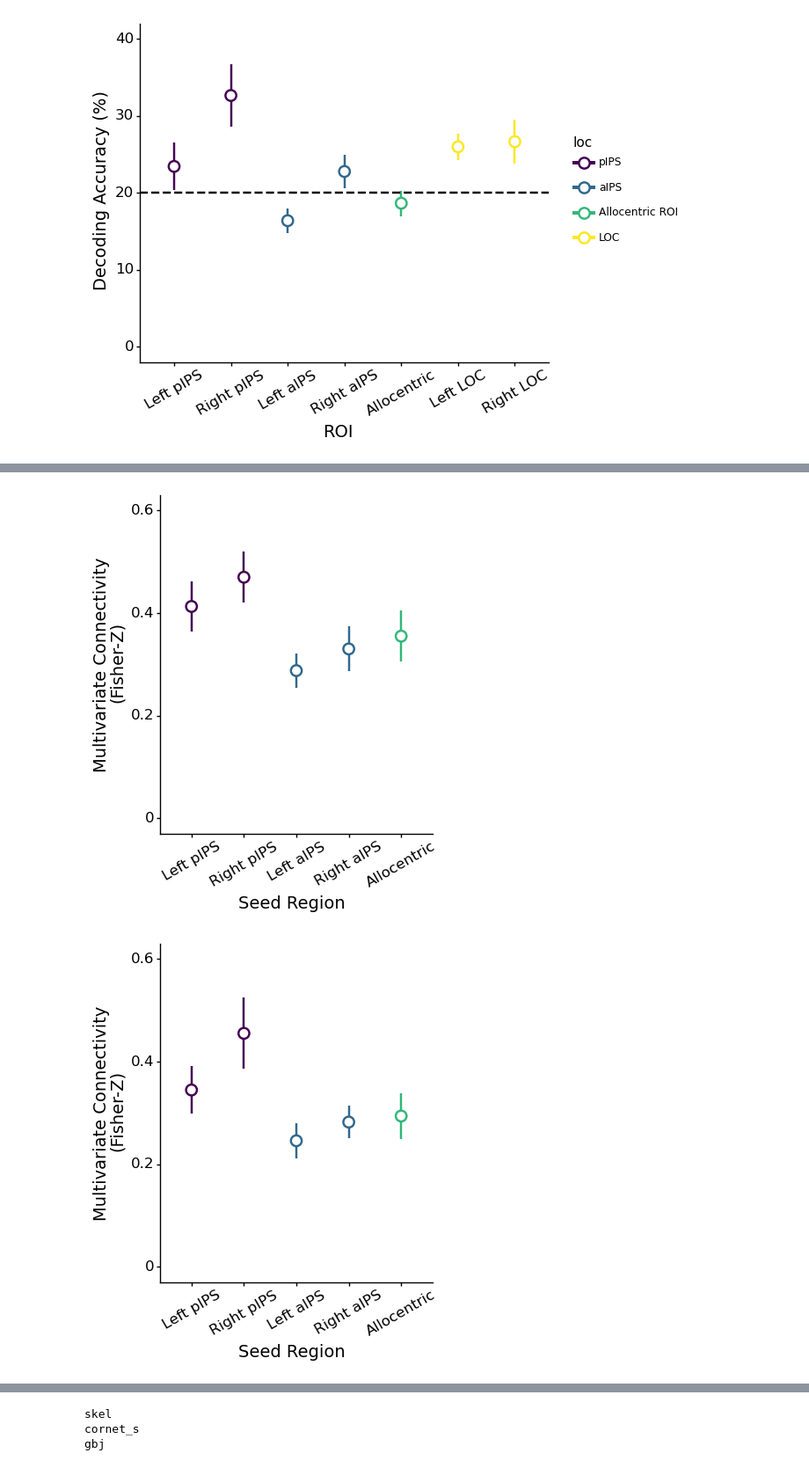
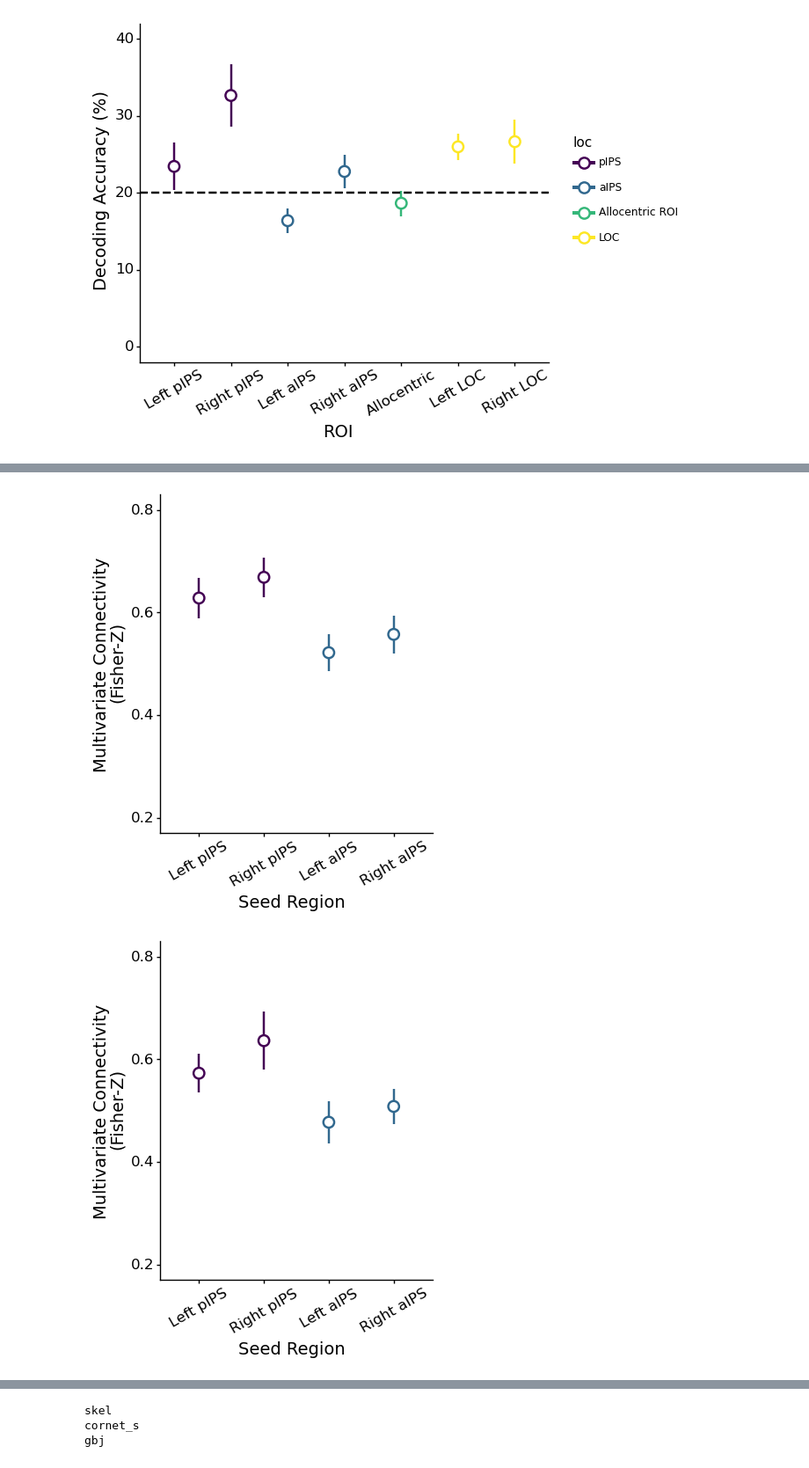
Before and after one commit to vayzenb/docnet, a Jupyter notebook: fmri/exp2_create_figures.ipynb, the cells around one changed output, grey strips where cells are left out. Shown at 88% size. Cells and saved outputs as stored; diff of their text form; code cells hidden in the pictures.

Commit message:
checked figures

```diff
--- a/fmri/exp2_create_figures.ipynb
+++ b/fmri/exp2_create_figures.ipynb
@@ -73,7 +73,7 @@ plot.save(f'{fig_dir}/docnet/decoding/cat_decoding_point.png', width=6, height=5
 """
 plot RSA betas
 """
-
+analysis = 'rsa'
 rois =  ['lPPC_spaceloc', 'rPPC_spaceloc','lAPC_spaceloc', 'rAPC_spaceloc', 'lLO_toolloc', 'rLO_toolloc']
 roi_names = ['Left pIPS', 'Right pIPS', 'Left aIPS','Right aIPS',  'Left LO', 'Right LO']
 roi_pos = ['pIPS', 'pIPS', 'aIPS', 'aIPS', 'LO', 'LO']
@@ -82,7 +82,7 @@ models = ['skel', 'gbj','cornet_s',]
 model_names = ['Skeleton',  'Gabor-Jet', 'CorNet-S',]
 
 for rr in rois:
-    df = pd.read_csv(f"{results_dir}/RSA_betas.csv")
+    df = pd.read_csv(f"{results_dir}/{analysis}/RSA_betas.csv")
 
     curr_roi = df[[m + '_beta' for m in models]][df['roi'] == rr]
     curr_roi = pd.melt(curr_roi, var_name = 'model', value_name = 'Beta')
@@ -92,11 +92,11 @@ for rr in rois:
     curr_roi['se'] = curr_se['Beta']
 
     curr_roi['model'] = model_names
-    summary_df['model'] = pd.Categorical(summary_df['model'], categories = roi_names, ordered = False)
+    curr_roi['model'] = pd.Categorical(curr_roi['model'], categories = model_names, ordered = False)
 
-    plot = ggplot(curr_roi, aes(x='model', y='Beta', color = 'model', fill = 'model')) + geom_linerange(aes(x='model',  ymax = f'Beta + se', ymin = f'Beta - se'), color = 'black') + \
-    geom_point(shape = 'o', size = 4, fill = 'White', stroke = 1) + ylim(-.1, .4) + \
-    theme_classic() + xlab('Model') + ylab('Model Fit \n(Beta)') + \
+    plot = ggplot(curr_roi, aes(x='model', y='Beta', color = 'model', fill = 'model')) + geom_linerange(aes(x='model',  ymax = f'Beta + se', ymin = f'Beta - se'), size = 1) + \
+    geom_point(shape = 'o', size = 4, fill = 'White', stroke = 1) + ylim(-.2, .5) + \
+    theme_classic() + xlab('Model') + ylab('Model Fit \n(Beta)') + geom_hline(yintercept=0,linetype='dashed', size = 1) + \
         theme(text = element_text(color ='black'), axis_text_x= element_text(angle = 30, size = 12),axis_text_y= element_text(size = 12),axis_title=element_text(size = 14),
                                                                         axis_line=element_line(),
                                                                         panel_border=element_blank(),
@@ -104,17 +104,5 @@ for rr in rois:
                                                                         figure_size = (4, 5))
 
     print(plot)
-    #plot.save(f'{fig_dir}/spaceloc/selectivity/{rr}_selectivity_point.png', width=4, height=5, dpi = 300)
-
-    '''
-    plot = ggplot(df, aes(x='model', y=ylabel, color = 'model', fill = 'model')) + geom_col(color="black", position =position_dodge(width =1)) + \
-    geom_linerange(aes(x='model',  ymax = f'{ylabel} + se', ymin = f'{ylabel} - se'), color = 'black', position = position_dodge(width =1))  + \
-           scale_x_discrete(limits= models) + \
-           theme_classic() + xlab('Model') + ylab(ylabel) + theme(text = element_text(color ='black'),
-                                                                          axis_line=element_line(),
-                                                                          panel_border=element_blank(),
-                                                                          figure_size = (5, 5),subplots_adjust={'wspace': 0.15},strip_background = element_blank())
-    print(plot)
-    plot.save(f'{fig_dir}/{roi}_rsa_bar.png', width=5, height=5, dpi = 300)
-    '''
+    plot.save(f'{fig_dir}/{analysis}/{rr}_rsa_point.png', width=4, height=5, dpi = 300)
 # %% [output]
@@ -146,39 +116,40 @@ df
 """
 plot MVPD
 """
-dorsal_rois =  ['lPPC_spaceloc', 'rPPC_spaceloc','lAPC_spaceloc', 'rAPC_spaceloc', 'lAPC_distloc']
+analysis = 'mvpd'
+dorsal_rois =  ['lPPC_spaceloc', 'rPPC_spaceloc','lAPC_spaceloc', 'rAPC_spaceloc']
 ventral_rois = ['lLO_toolloc', 'rLO_toolloc']
-roi_names = ['Left pIPS', 'Right pIPS', 'Left aIPS','Right aIPS', 'Allocentric']
-roi_pos = ['pIPS', 'pIPS', 'aIPS', 'aIPS', 'Allocentric ROI']
-roi_pos_cat = ['pIPS', 'aIPS', 'Allocentric ROI']
+roi_names = ['Left pIPS', 'Right pIPS', 'Left aIPS','Right aIPS']
+roi_pos = ['pIPS', 'pIPS', 'aIPS', 'aIPS']
+roi_pos_cat = ['pIPS', 'aIPS']
 
 for rr in ventral_rois:
 
     summary_df = pd.DataFrame(columns = ["ROI",'LOC' "FC", "SE"])
     summary_df['ROI'] = roi_names
     summary_df['LOC'] = roi_pos
 
-    df = pd.read_csv(f"{results_dir}/{rr}_mvpd.csv")
+    df = pd.read_csv(f"{results_dir}/{analysis}/{rr}_mvpd.csv")
     df = df[dorsal_rois]
     #df.columns = cond_names
     summary_df['FC'] = df.mean().to_list()
     summary_df['SE'] = df.sem().to_list()
 
     summary_df['ROI'] = pd.Categorical(summary_df['ROI'], categories = roi_names, ordered = False)
     summary_df['LOC'] = pd.Categorical(summary_df['LOC'], categories = roi_pos_cat, ordered = False)
 
     plot = ggplot(summary_df, aes(x='ROI', y='FC',color = 'LOC')) + geom_linerange(aes(x='ROI',  ymax = f'FC + SE', ymin = f'FC - SE'), size = 1) + \
-            geom_point(shape = 'o', size = 4, fill = 'White', stroke = 1) + ylim(0, .6) + \
+            geom_point(shape = 'o', size = 4, fill = 'White', stroke = 1) + ylim(.2, .8) + \
             theme_classic() + xlab('Seed Region') + ylab('Multivariate Connectivity \n(Fisher-Z)') + \
                 scale_color_manual(values = ['#440154', '#31688E', '#33B778']) + \
                 theme(text = element_text(color ='black'), axis_text_x= element_text(angle = 30, size = 12),axis_text_y= element_text(size = 12),axis_title=element_text(size = 14),
                                                                                 axis_line=element_line(),
                                                                                 panel_border=element_blank(),
                                                                                 legend_position = "none",
                                                                                 figure_size = (4, 5))
 
     print(plot)
-    plot.save(f'{fig_dir}/docnet/mvpd/{rr}_mvpd_point.png', width=4, height=5, dpi = 300)
+    plot.save(f'{fig_dir}/{analysis}/{rr}_mvpd_point.png', width=4, height=5, dpi = 300)
 # %% [output]
-[figure, old version]
+[figure, new version]
-[figure, old version]
+[figure, new version]
```
Also changed, not shown: parts of 17 cells of this notebook, 18 other files.
